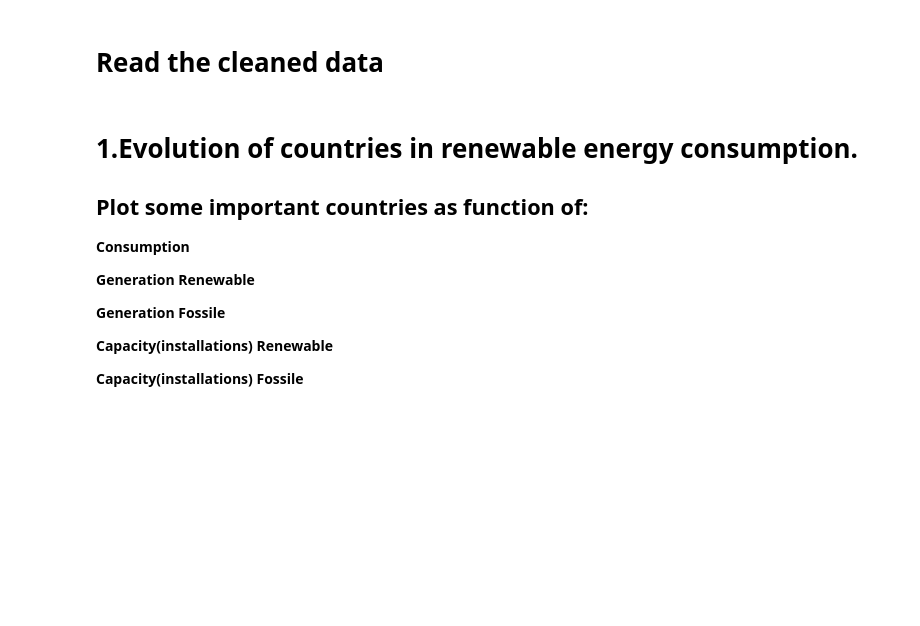
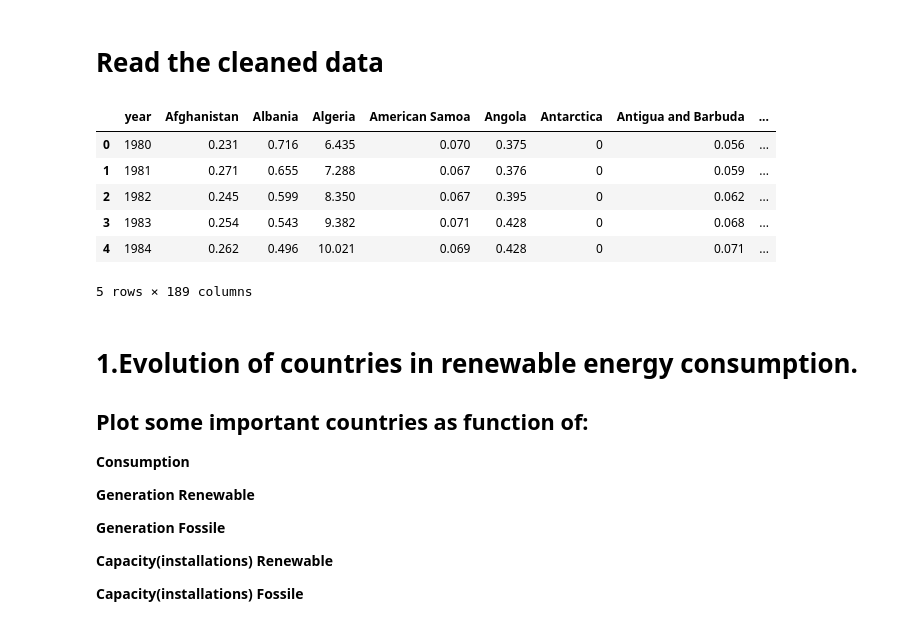
Before and after one commit to rubenmartinezlorente/Project-Week-8-Final-Project, a Jupyter notebook: your-project/2.data_analysis.ipynb, the cells around one changed output. Cells and saved outputs as stored; diff of their text form; code cells hidden in the pictures; blank space fills up the shorter version.

```diff
--- a/your-project/2.data_analysis.ipynb
+++ b/your-project/2.data_analysis.ipynb
@@ -8,14 +7,24 @@ import seaborn as sns
 # %% [markdown]
 # Read the cleaned data
 # %%
-consumption = pd.read_csv('../cleaned_data/consumption.csv',index_col='country')
-generation_renewable = pd.read_csv('../cleaned_data/generation_renewable.csv',index_col='country')
-generation_norenewable = pd.read_csv('../cleaned_data/generation_fossil.csv',index_col='country')
-installations_renewable = pd.read_csv('../cleaned_data/capacity_renewable.csv',index_col='country')
-installations_norenewable = pd.read_csv('../cleaned_data/capacity_fossil.csv',index_col='country')
-imports = pd.read_csv('../cleaned_data/imports.csv',index_col='country')
-exports = pd.read_csv('../cleaned_data/exports.csv',index_col='country')
-population = pd.read_csv('../cleaned_data/population.csv',index_col='country')
+consumption = pd.read_csv('../cleaned_data/consumption.csv')
+generation_renewable = pd.read_csv('../cleaned_data/generation_renewable.csv')
+generation_norenewable = pd.read_csv('../cleaned_data/generation_fossil.csv')
+installations_renewable = pd.read_csv('../cleaned_data/capacity_renewable.csv')
+installations_norenewable = pd.read_csv('../cleaned_data/capacity_fossil.csv')
+imports = pd.read_csv('../cleaned_data/imports.csv')
+exports = pd.read_csv('../cleaned_data/exports.csv')
+population = pd.read_csv('../cleaned_data/population.csv')
+
+generation_norenewable.head()
+# %% [output]
+|  | year | Afghanistan | Albania | Algeria | American Samoa | Angola | Antarctica | Antigua and Barbuda | ... |
+| 0 | 1980 | 0.231 | 0.716 | 6.435 | 0.070 | 0.375 | 0 | 0.056 | ... |
+| 1 | 1981 | 0.271 | 0.655 | 7.288 | 0.067 | 0.376 | 0 | 0.059 | ... |
+| 2 | 1982 | 0.245 | 0.599 | 8.350 | 0.067 | 0.395 | 0 | 0.062 | ... |
+| 3 | 1983 | 0.254 | 0.543 | 9.382 | 0.071 | 0.428 | 0 | 0.068 | ... |
+| 4 | 1984 | 0.262 | 0.496 | 10.021 | 0.069 | 0.428 | 0 | 0.071 | ... |
+5 rows × 189 columns
 # %% [markdown]
 # 1.Evolution of  countries in renewable energy consumption.
 
```
Also changed, not shown: parts of 14 cells of this notebook, 22 other files.
